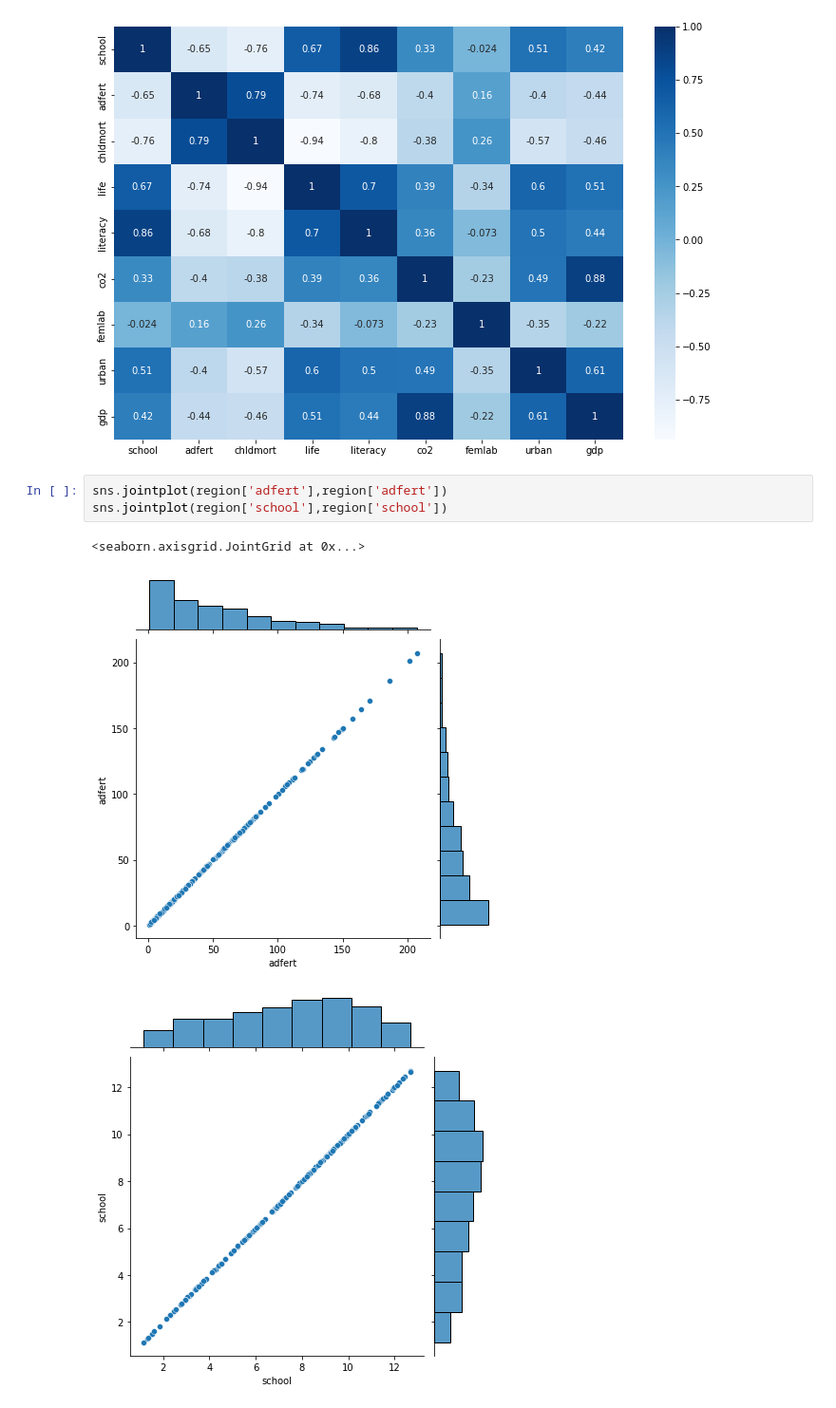
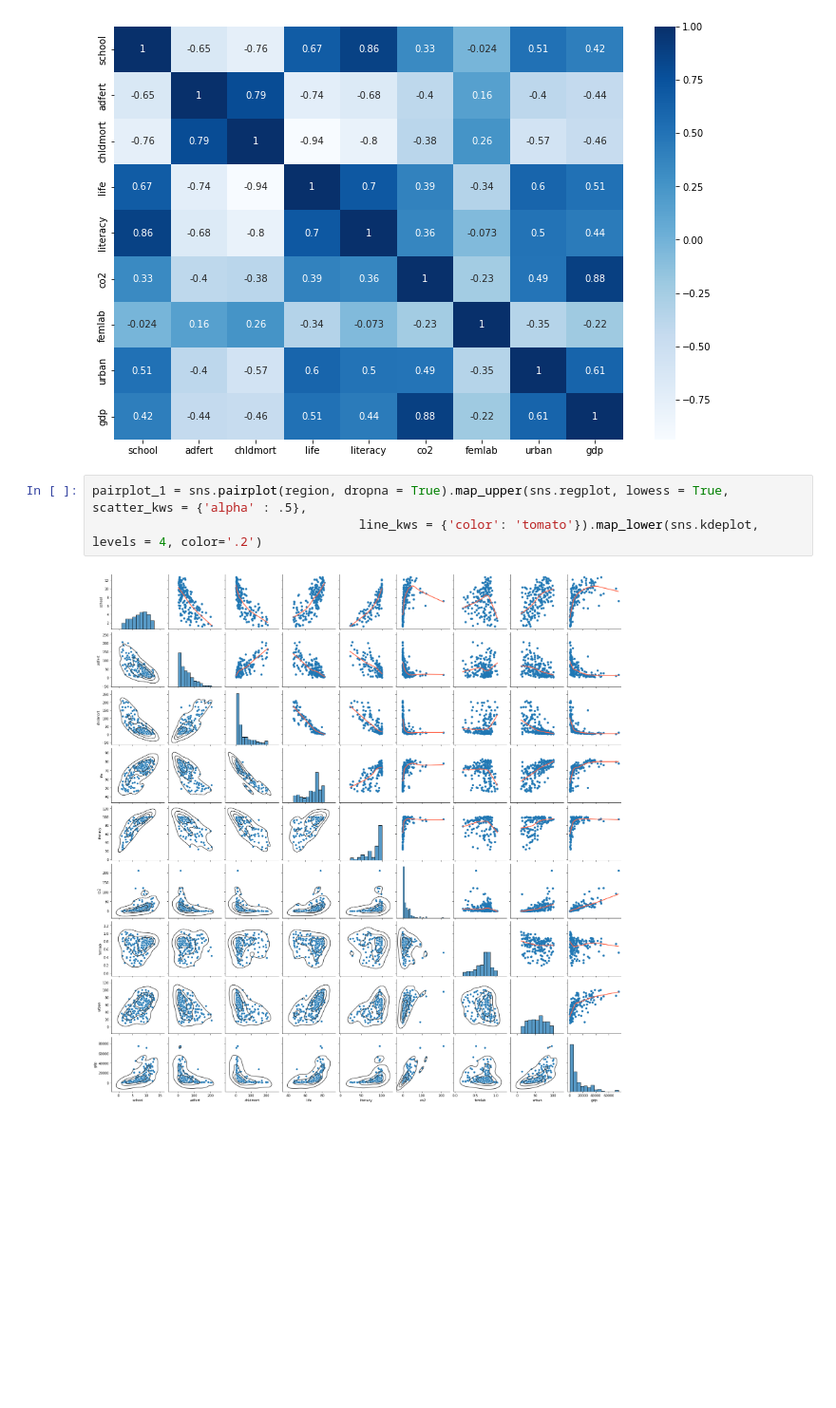
Before and after one commit to Denniels/Fundamentos-data-sciens, a Jupyter notebook: Nations.ipynb, the cells around one changed output. Shown at 95% size. Drawn from its saved outputs; the diff is of its cells as text; blank space fills up the shorter version.

```diff
--- a/Nations.ipynb
+++ b/Nations.ipynb
@@ -171,10 +152,8 @@ sns.heatmap(filter.corr(), cmap = 'Blues', annot = True)
 # %% [output]
 <AxesSubplot:>
 [figure]
-# %%
-sns.jointplot(region['adfert'],region['adfert'])
-sns.jointplot(region['school'],region['school'])
-# %% [output]
-<seaborn.axisgrid.JointGrid at 0x...>
-[figure, removed]
-[figure, removed]
+# %%
+pairplot_1 = sns.pairplot(region, dropna = True).map_upper(sns.regplot, lowess = True, scatter_kws = {'alpha' : .5},
+                                    line_kws = {'color': 'tomato'}).map_lower(sns.kdeplot, levels = 4, color='.2')
+# %% [output]
+[figure, added]
```
Also changed, not shown: parts of 8 cells of this notebook, 1 other file.
